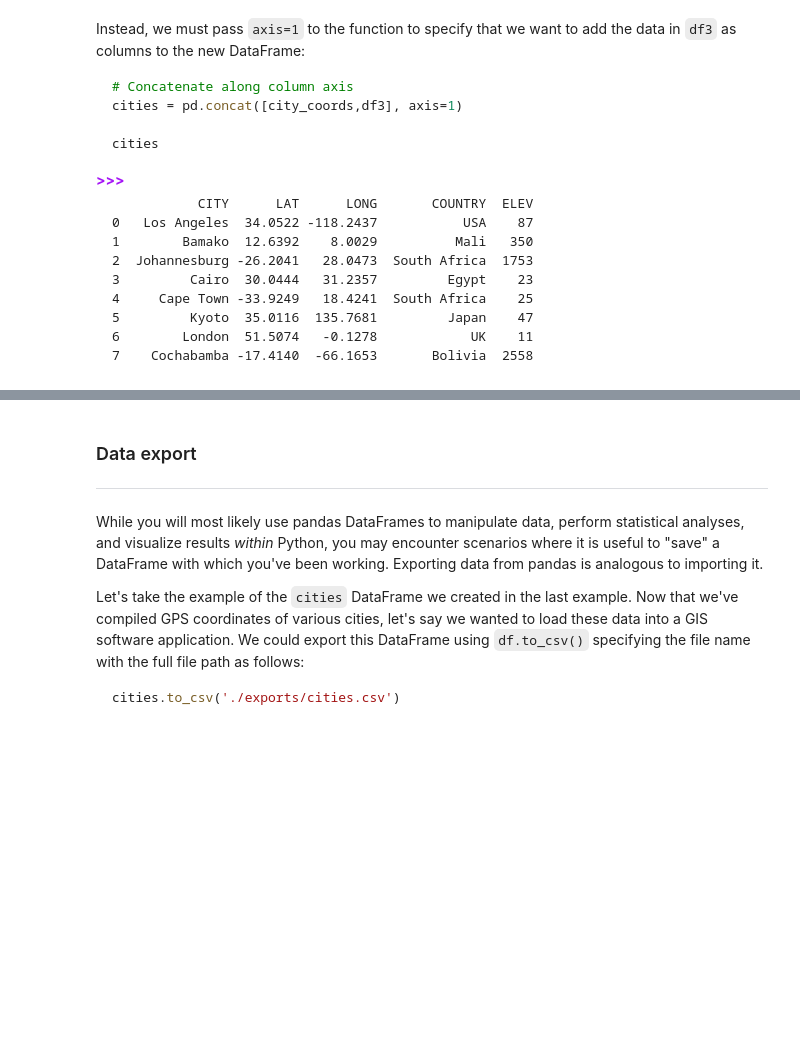
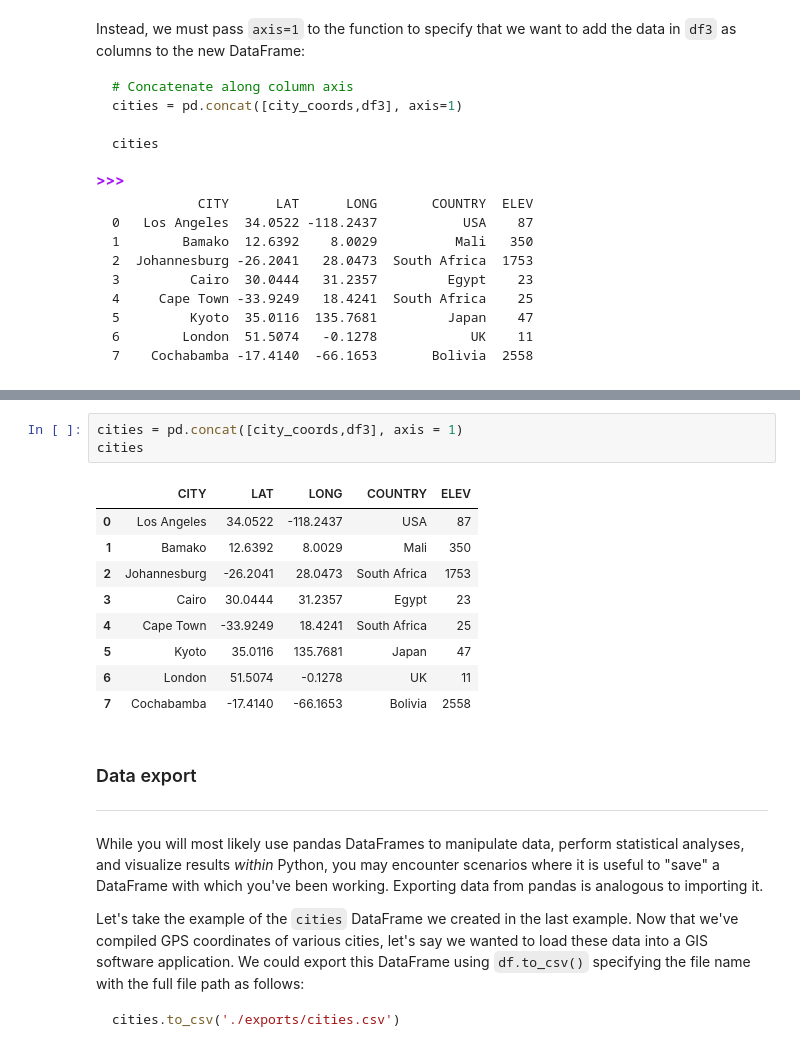
Before and after one commit to shmuir/eds217_2023, a Jupyter notebook: interactive_sessions/4-1_pandas.ipynb, the cells around one changed output, grey strips where cells are left out. Saved outputs shown, nothing was run; the diff lists cells and outputs as text; blank space fills up the shorter version.

```diff
--- a/interactive_sessions/4-1_pandas.ipynb
+++ b/interactive_sessions/4-1_pandas.ipynb
@@ -1306,3 +1370,16 @@ cities
+# %%
+cities = pd.concat([city_coords,df3], axis = 1)
+cities
+# %% [output]
+|  | CITY | LAT | LONG | COUNTRY | ELEV |
+| 0 | Los Angeles | 34.0522 | -118.2437 | USA | 87 |
+| 1 | Bamako | 12.6392 | 8.0029 | Mali | 350 |
+| 2 | Johannesburg | -26.2041 | 28.0473 | South Africa | 1753 |
+| 3 | Cairo | 30.0444 | 31.2357 | Egypt | 23 |
+| 4 | Cape Town | -33.9249 | 18.4241 | South Africa | 25 |
+| 5 | Kyoto | 35.0116 | 135.7681 | Japan | 47 |
+| 6 | London | 51.5074 | -0.1278 | UK | 11 |
+| 7 | Cochabamba | -17.4140 | -66.1653 | Bolivia | 2558 |
 # %% [markdown]
 ### Data export
 <hr style="border-top: 0.2px solid gray; margin-top: 12px; margin-bottom: 1px"></hr>
```
Also changed, not shown: parts of 30 cells of this notebook, 3 other files.
